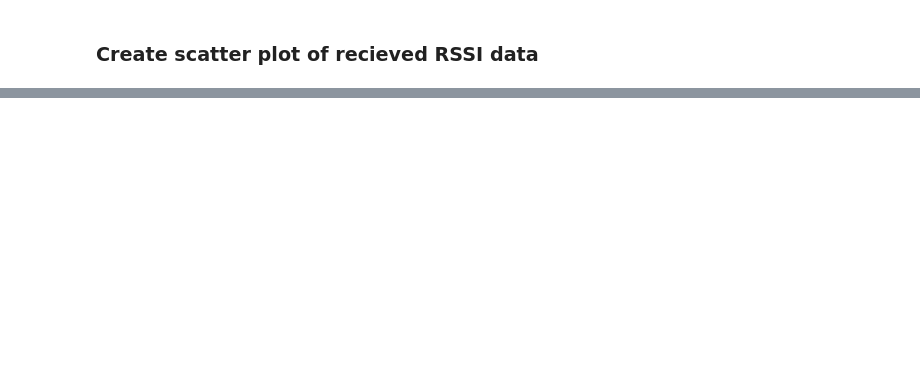
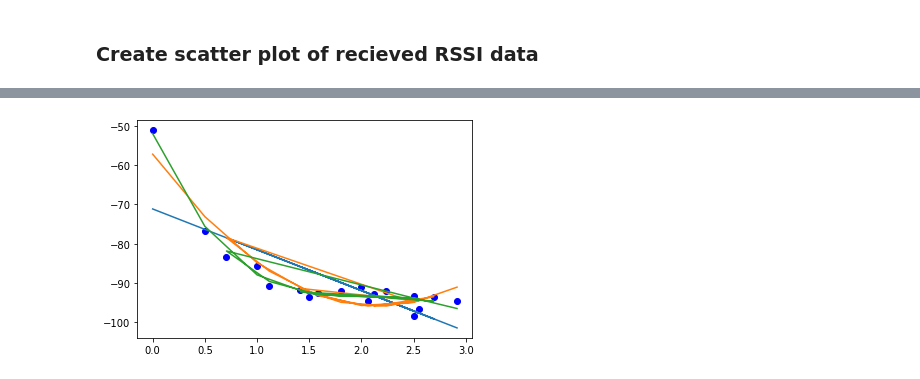
Before and after one commit to MinorOrg/MQTT-pi-subscriber, a Jupyter notebook: rssi-calculations.ipynb, the cells around one changed output, grey strips where cells are left out. Drawn from its saved outputs; the diff is of its cells as text; code cells hidden in the pictures; blank space fills up the shorter version.

```diff
--- a/rssi-calculations.ipynb
+++ b/rssi-calculations.ipynb
@@ -403,3 +409,4 @@ array([[-49.61538462, -84.85      , -70.40769231, -85.85227273,
 # %%
-create_quidistant_average_matrix(esp2data, 3, 5)
+esp2avg=create_quidistant_average_matrix(esp2data, 3, 5)
+esp2avg
 # %% [output]
@@ -426,0 +495,3 @@ array([[-63.83163265, -77.84722222, -75.37414966, -82.93611111,
+# %%
+esp2_avg_array = avg_dat_array(avg_matrix(esp2avg), 0.5)
+esp2_avg_array
@@ -428,0 +709,4 @@ array([[-63.83163265, -77.84722222, -75.37414966, -82.93611111,
+# %%
+curveFitting(esp2_avg_array)
+# %% [output]
+[figure, added]
```
Also changed, not shown: parts of 21 cells of this notebook, 2 other files.
